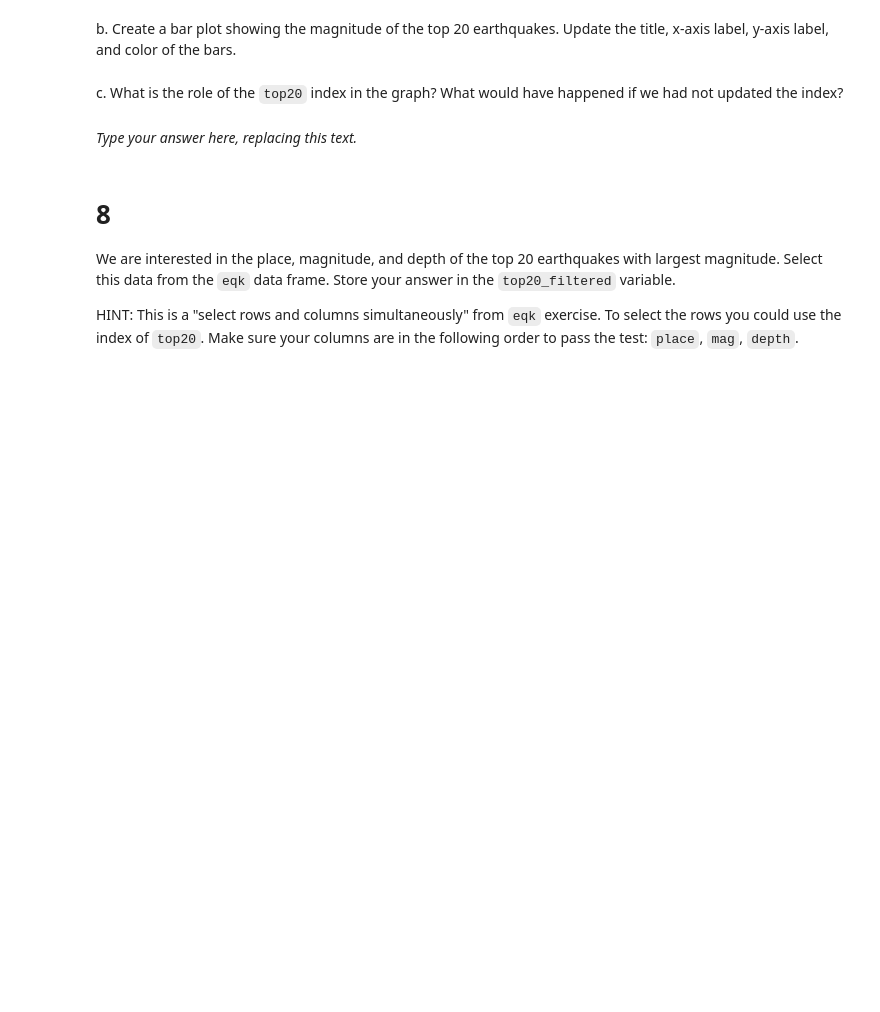
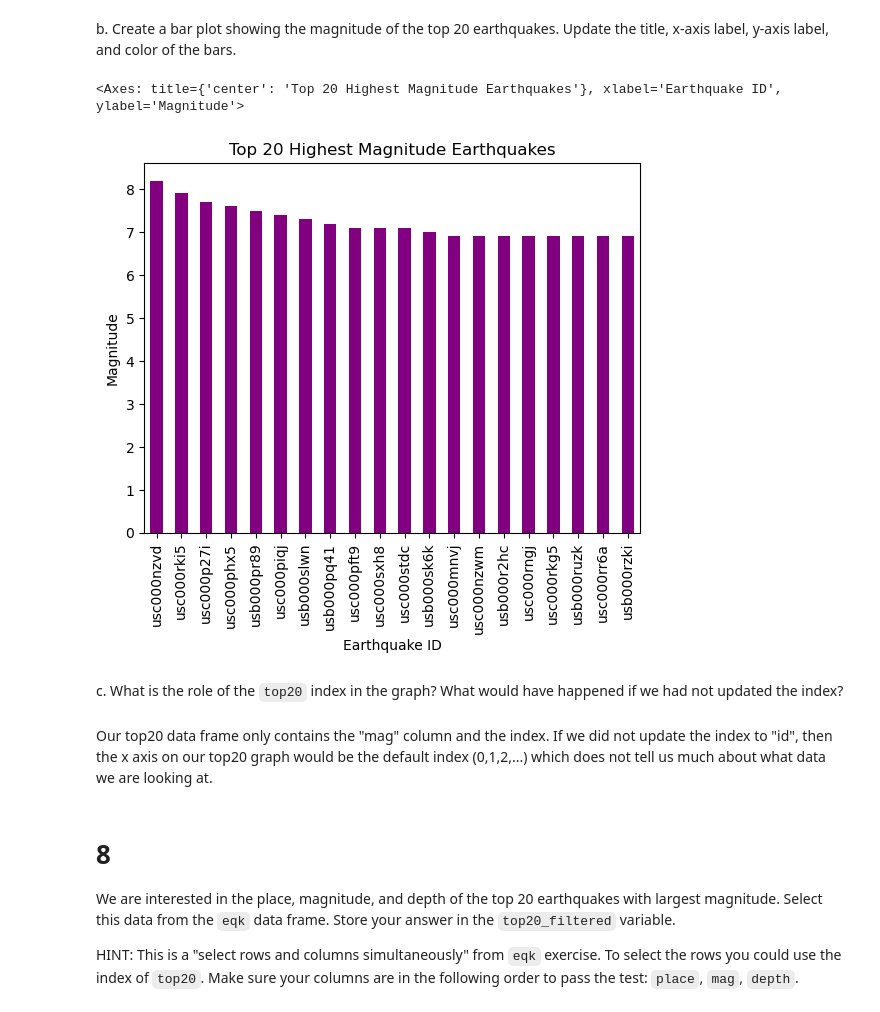
Before and after one commit to lsdixit/eds220-hwk1, a Jupyter notebook: task3/hwk1-task3-earthquakes.ipynb, the cells around one changed output. Saved outputs shown, nothing was run; the diff lists cells and outputs as text; code cells hidden in the pictures; blank space fills up the shorter version.

```diff
--- a/task3/hwk1-task3-earthquakes.ipynb
+++ b/task3/hwk1-task3-earthquakes.ipynb
@@ -229,3 +227,5 @@ top20 = ...
+# %%
+top20 = eqk['mag'].nlargest(20)
 # %%
 # View the dataframe
 top20
@@ -235,14 +255,23 @@ grader.check("q7_a")
 <!-- BEGIN QUESTION -->
 
 b. Create a bar plot showing the magnitude of the top 20 earthquakes. Update the title, x-axis label, y-axis label, and color of the bars.
+# %%
+top20.plot(kind = 'bar',
+          title = 'Top 20 Highest Magnitude Earthquakes',
+          xlabel = 'Earthquake ID',
+          ylabel = 'Magnitude',
+          color = 'purple')
+# %% [output]
+<Axes: title={'center': 'Top 20 Highest Magnitude Earthquakes'}, xlabel='Earthquake ID', ylabel='Magnitude'>
+[figure, added]
 # %% [markdown]
 <!-- END QUESTION -->
 
 <!-- BEGIN QUESTION -->
 
 c. What is the role of the `top20` index in the graph? What would have happened if we had not updated the index?
-# %% [markdown]
-_Type your answer here, replacing this text._
+# %% [markdown]
+Our top20 data frame only contains the "mag" column and the index. If we did not update the index to "id", then the x axis on our top20 graph would be the default index (0,1,2,...) which does not tell us much about what data we are looking at.
 # %% [markdown]
 <!-- END QUESTION -->
 
```
Also changed, not shown: parts of 3 cells of this notebook.
